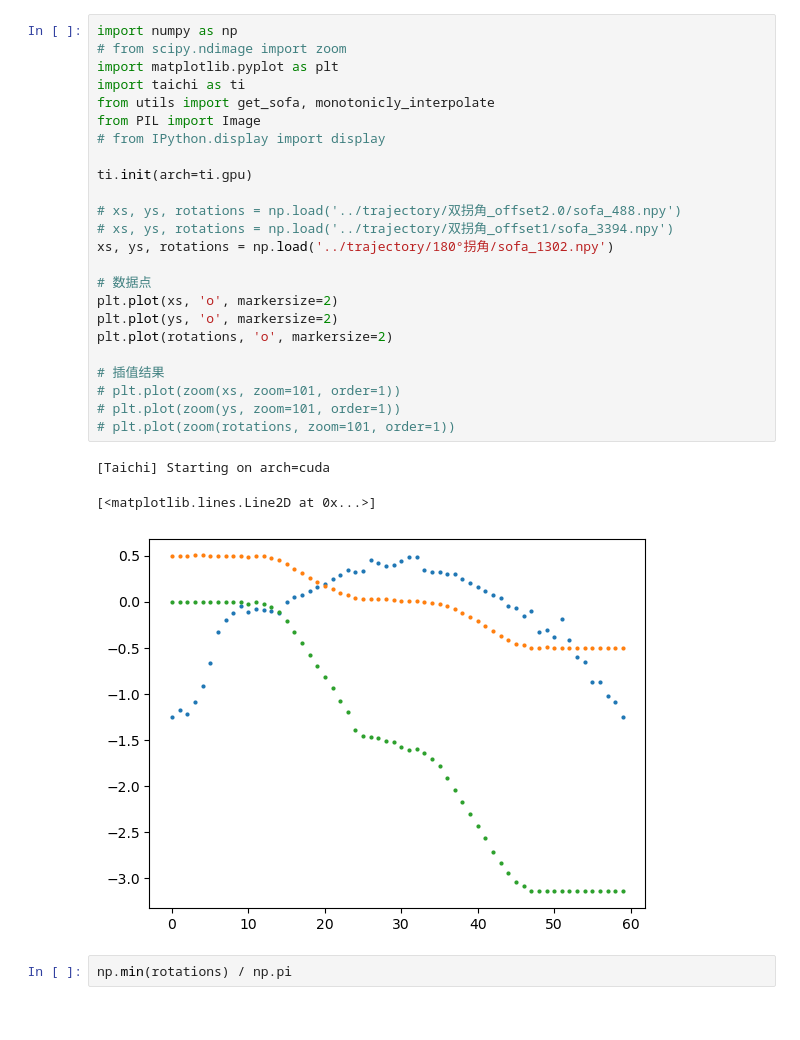
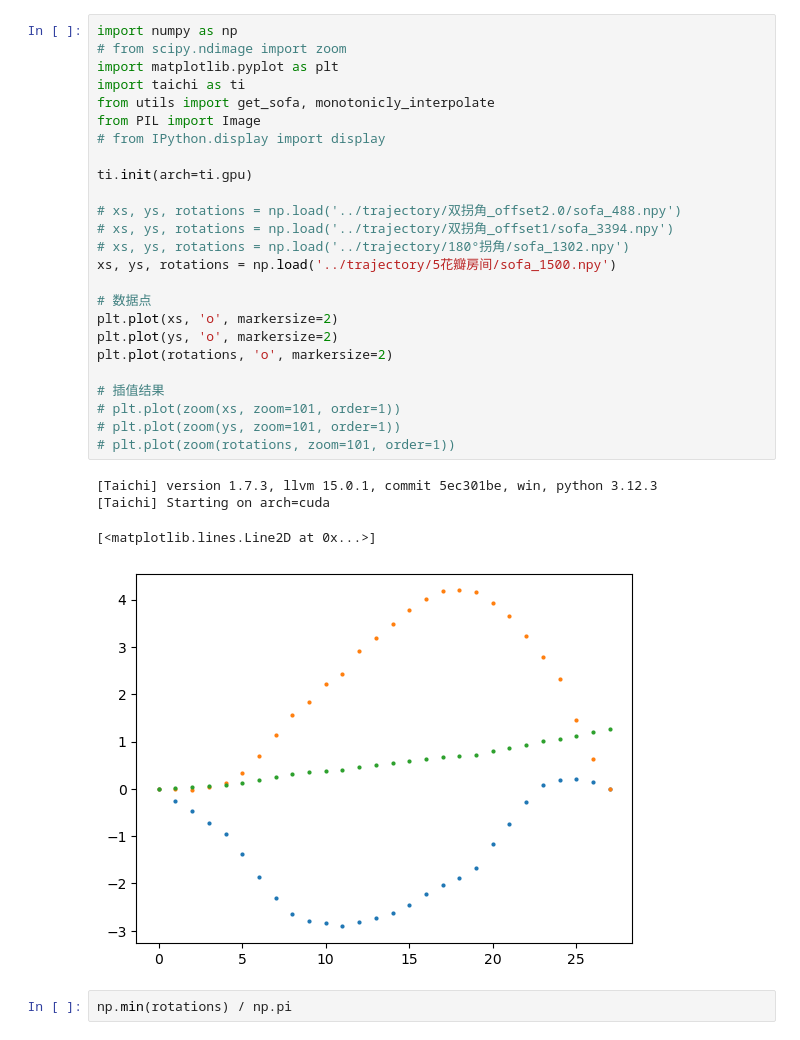
Before and after one commit to ShengzhiWu/moving-sofa-problem, a Jupyter notebook: src/制作动画.ipynb, the cells around one changed output. Drawn from its saved outputs; the diff is of its cells as text.

```diff
--- a/src/制作动画.ipynb
+++ b/src/制作动画.ipynb
@@ -1,31 +1,33 @@
 # %%
 import numpy as np
 # from scipy.ndimage import zoom
 import matplotlib.pyplot as plt
 import taichi as ti
 from utils import get_sofa, monotonicly_interpolate
 from PIL import Image
 # from IPython.display import display
 
 ti.init(arch=ti.gpu)
 
 # xs, ys, rotations = np.load('../trajectory/双拐角_offset2.0/sofa_488.npy')
 # xs, ys, rotations = np.load('../trajectory/双拐角_offset1/sofa_3394.npy')
-xs, ys, rotations = np.load('../trajectory/180°拐角/sofa_1302.npy')
+# xs, ys, rotations = np.load('../trajectory/180°拐角/sofa_1302.npy')
+xs, ys, rotations = np.load('../trajectory/5花瓣房间/sofa_1500.npy')
 
 # 数据点
 plt.plot(xs, 'o', markersize=2)
 plt.plot(ys, 'o', markersize=2)
 plt.plot(rotations, 'o', markersize=2)
 
 # 插值结果
 # plt.plot(zoom(xs, zoom=101, order=1))
 # plt.plot(zoom(ys, zoom=101, order=1))
 # plt.plot(zoom(rotations, zoom=101, order=1))
 # %% [output]
+[Taichi] version 1.7.3, llvm 15.0.1, commit 5ec301be, win, python 3.12.3
 [Taichi] Starting on arch=cuda
 [<matplotlib.lines.Line2D at 0x...>]
-[figure, old version]
+[figure, new version]
 # %%
 np.min(rotations) / np.pi
 # %% [output]
```
Also changed, not shown: parts of 9 cells of this notebook, 2 other files.
